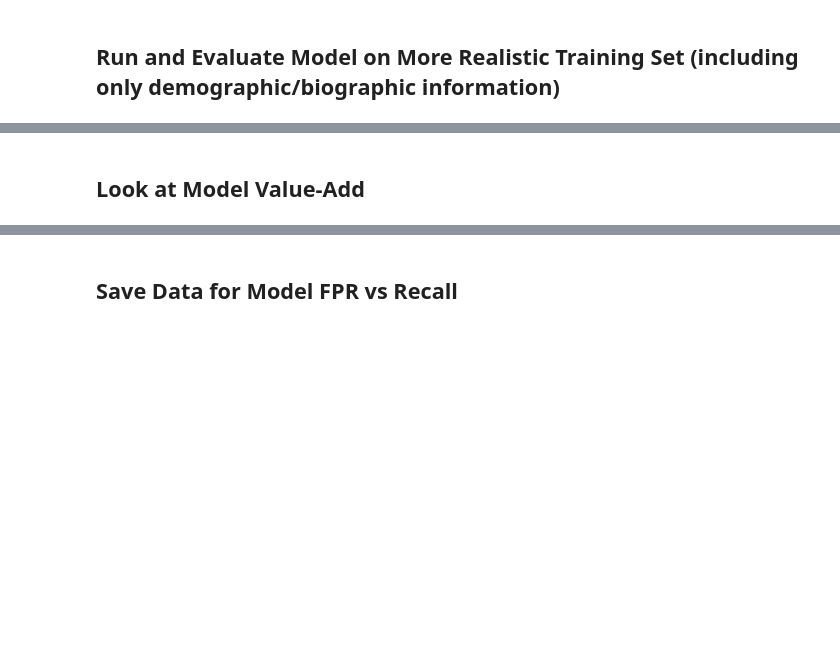
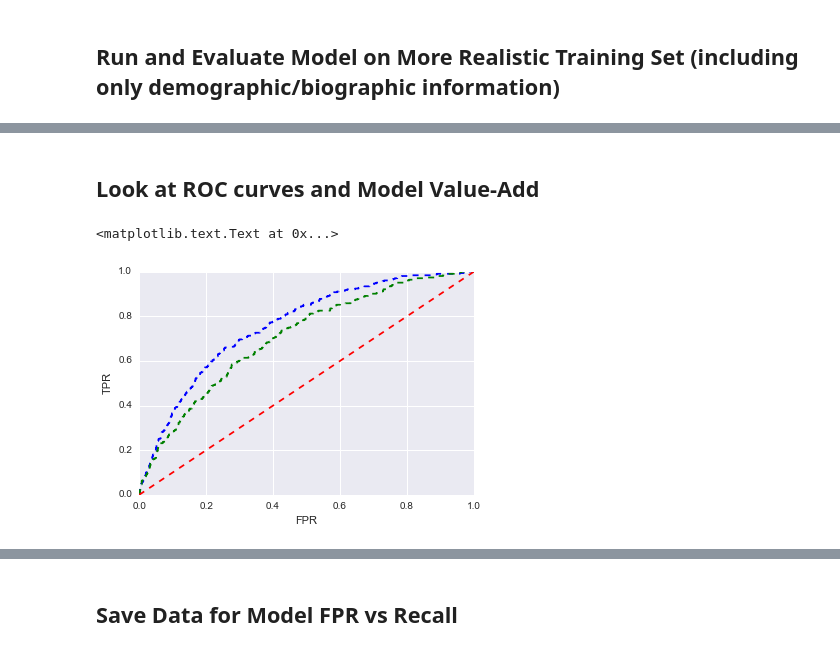
Before and after one commit to cmgerr/General-Social-Survey, a Jupyter notebook: Models/Random_Forest_Tuning.ipynb, the cells around one changed output, grey strips where cells are left out. Drawn from its saved outputs; the diff is of its cells as text; code cells hidden in the pictures; blank space fills up the shorter version.

```diff
--- a/Models/Random_Forest_Tuning.ipynb
+++ b/Models/Random_Forest_Tuning.ipynb
@@ -172,2 +168,12 @@ feat_importances.sort_values(by='importance', ascending = False)
 # %% [markdown]
-## Look at Model Value-Add
+## Look at ROC curves and Model Value-Add
+# %%
+# look at ROC curve for model with more features and less features
+fpr1, tpr1, _ = metrics.roc_curve(y_test, gsrf_proba1[:,1])
+fpr2, tpr2, _ = metrics.roc_curve(y_test, gsrf_proba2[:,1])
+plt.plot(fpr1, tpr1, 'b--', fpr2, tpr2, 'g--', fpr1, fpr1, 'r--')
+plt.xlabel('FPR')
+plt.ylabel('TPR')
+# %% [output]
+<matplotlib.text.Text at 0x...>
+[figure, added]
```
Also changed, not shown: parts of 13 cells of this notebook, 3 other files.
